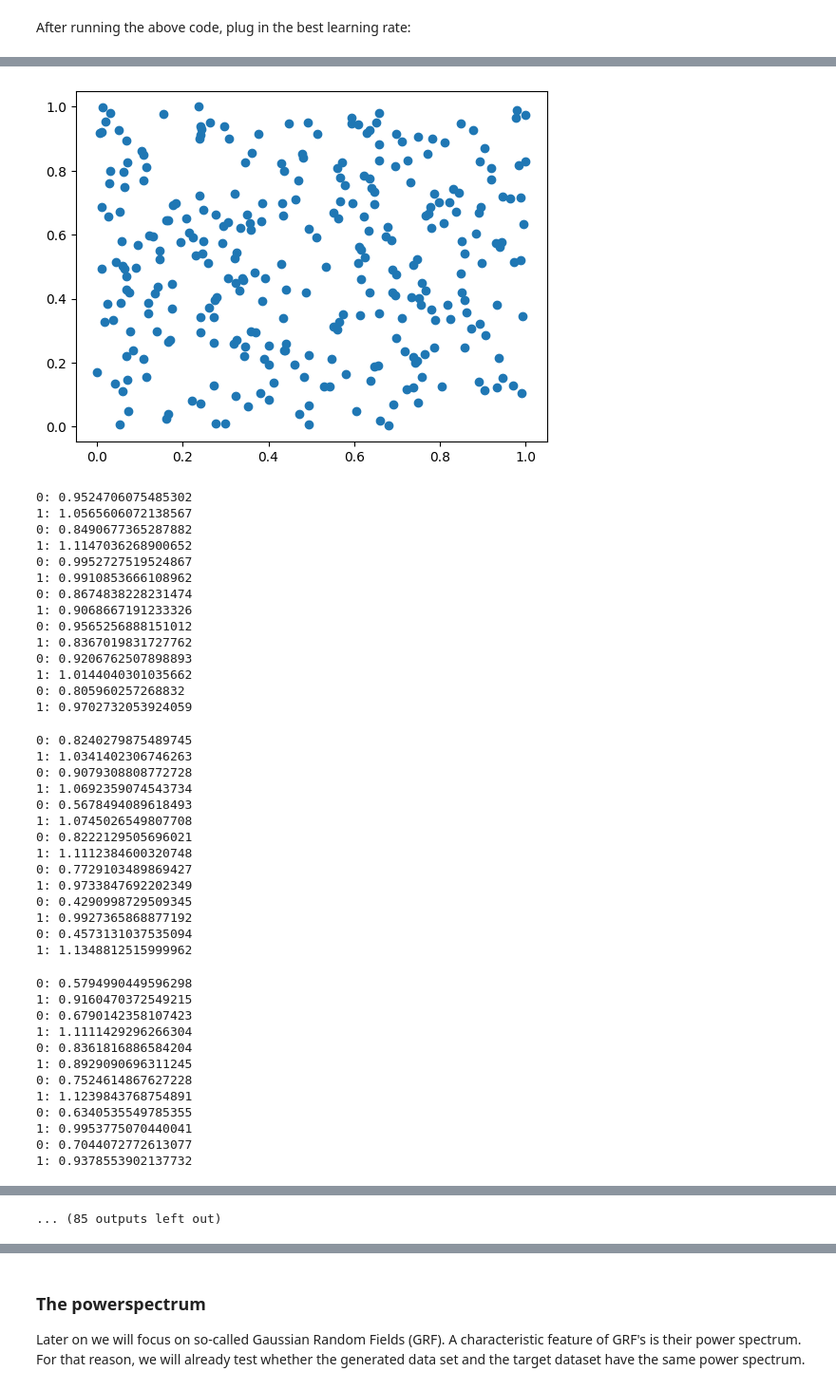
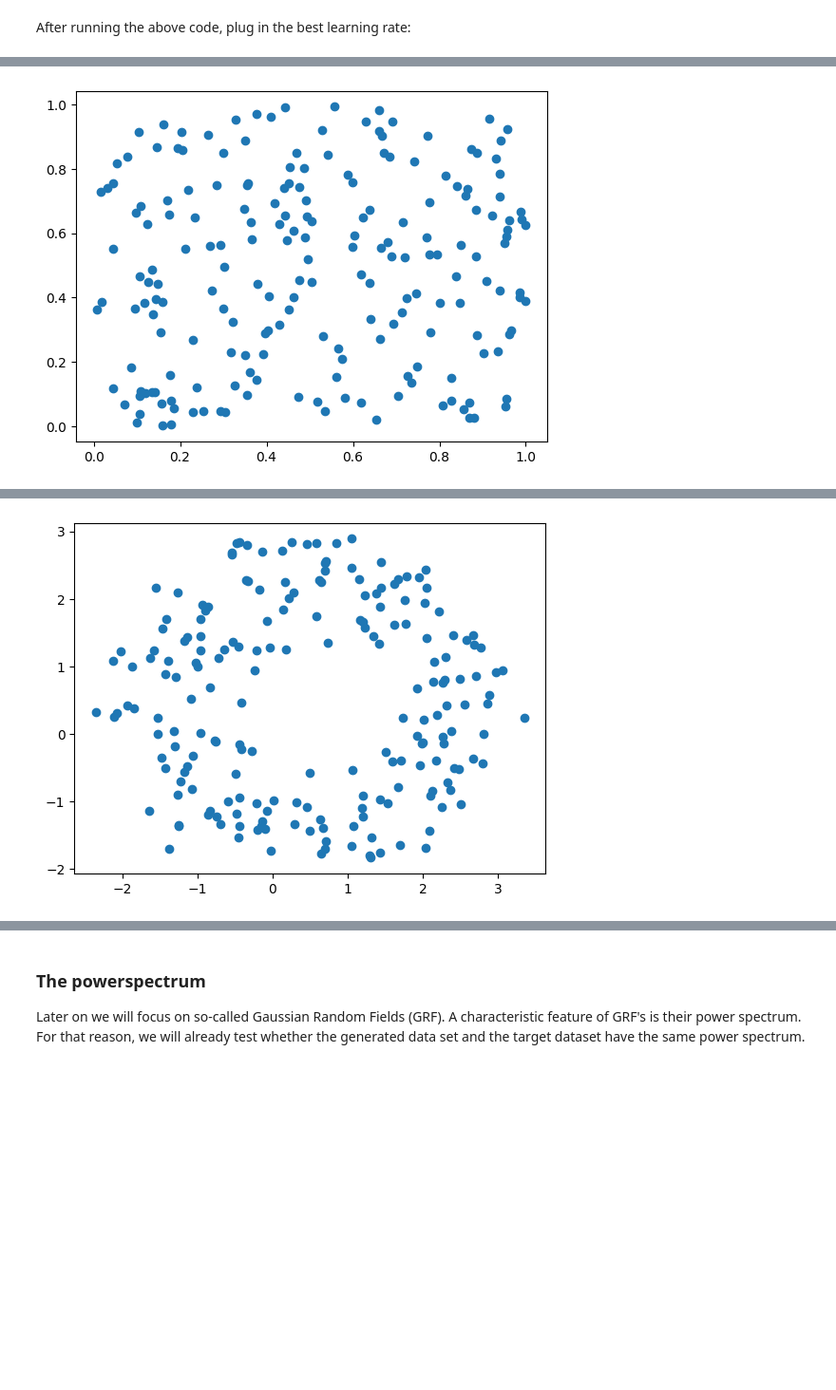
Before and after one commit to sliemelela/masterthesis, a Jupyter notebook: Programming/Inverse Optimization/notebooks/showcase.ipynb, the cells around one changed output, grey strips where cells are left out. Shown at 95% size. Drawn from its saved outputs; the diff is of its cells as text; code cells hidden in the pictures; blank space fills up the shorter version.

Commit message:
Added descriptions, cleaned the code, seperated filtrations and renamed files.

```diff
--- a/Programming/Inverse Optimization/notebooks/showcase.ipynb
+++ b/Programming/Inverse Optimization/notebooks/showcase.ipynb
@@ -121,7 +162,7 @@ plt.yscale('log')
 ### Creation of dataset
 # %%
 # Creation of the PD that we want to get to
-# goal_pd = gen_data.create_hybrid_dtm_pd(goal_pts)
-goal_pd = gen_data.create_line_pd(goal_pts)
+goal_pd = pd.create_hybrid_dtm_pd(goal_pts)
 
-plt.scatter(goal_pd[0][:,0], goal_pd[0][:,1])
+# plt.scatter(goal_pd[0][:,0], goal_pd[0][:,1])
+# plt.scatter(goal_pd[1][:,0], goal_pd[1][:,1])
@@ -133,6 +171,13 @@ First, we need to find out what optimal learning rate is. If you would like to m
 
 Note: It seems like setting `m=0.7` and `p=1.5` give a circle without any stray points inside the circle. If you would like to change these values, they are unfortunately still hardcoded in the `gen_data.py` file. Go to the function `create_hybrid_dtm_pd` and change the values there. Support for changing these values in this notebook will come soon.
 # %%
-lr_list = np.linspace(0.1, 2, 6)
-# research_plot.research_lr(lr_list=lr_list, goal_pd=goal_pd, amount=N, dim=2, epochs=300, decay_speed=30, sliced=False, filtr="alpha_dtm", box_size=box_size)
-research_plot.research_lr(lr_list=lr_list, goal_pd=goal_pd, amount=N, dim=2, epochs=300, decay_speed=30, sliced=False, filtr="line", box_size=box_size)
+lr_list = np.linspace(0.1, 1, 6)
+
+dim = 2
+decay_speed = 30
+sliced = False
+epochs = 300
+filtr = "alpha_dtm"
+parallel = True
+loss_lists = research_plot.research_lr(lr_list=lr_list, goal_pd=goal_pd, amount=N, dim=dim, epochs=epochs, decay_speed=decay_speed, \
+                                       sliced=sliced, filtr=filtr, box_size=box_size, parallel=parallel)
@@ -143,45 +201,7 @@ After running the above code, plug in the best learning rate:
 # %%
 # Generation of new dataset
-final_pts = gen_data.generate_data(goal_pd=goal_pd, amount=N, dim=2, lr=1.2, epochs=600, decay_speed=30, investigate=False, sliced=False, filtr="line")
+epochs = 600
+final_pts = gen_data.generate_data(goal_pd=goal_pd, amount=N, dim=dim, lr=0.45, epochs=epochs, decay_speed=decay_speed,\
+                                    investigate=False, sliced=sliced, filtr=filtr)
 # %% [output]
-[figure, old version]
+[figure, new version]
-0: 0.9524706075485302
-1: 1.0565606072138567
-0: 0.8490677365287882
-1: 1.1147036268900652
-0: 0.9952727519524867
-1: 0.9910853666108962
-0: 0.8674838228231474
-1: 0.9068667191233326
-0: 0.9565256888151012
-1: 0.8367019831727762
-0: 0.9206762507898893
-1: 1.0144040301035662
-0: 0.805960257268832
-1: 0.9702732053924059
-0: 0.8240279875489745
-1: 1.0341402306746263
-0: 0.9079308808772728
-1: 1.0692359074543734
-0: 0.5678494089618493
-1: 1.0745026549807708
-0: 0.8222129505696021
-1: 1.1112384600320748
-0: 0.7729103489869427
-1: 0.9733847692202349
-0: 0.4290998729509345
-1: 0.9927365868877192
-0: 0.4573131037535094
-1: 1.1348812515999962
-0: 0.5794990449596298
-1: 0.9160470372549215
-0: 0.6790142358107423
-1: 1.1111429296266304
-0: 0.8361816886584204
-1: 0.8929090696311245
-0: 0.7524614867627228
-1: 1.1239843768754891
-0: 0.6340535549785355
-1: 0.9953775070440041
-0: 0.7044072772613077
-1: 0.9378553902137732
@@ -292 +208 @@ final_pts = gen_data.generate_data(goal_pd=goal_pd, amount=N, dim=2, lr=1.2, epo
-... (85 outputs left out)
+[figure, added]
```
Also changed, not shown: parts of 20 cells of this notebook, 12 other files.
